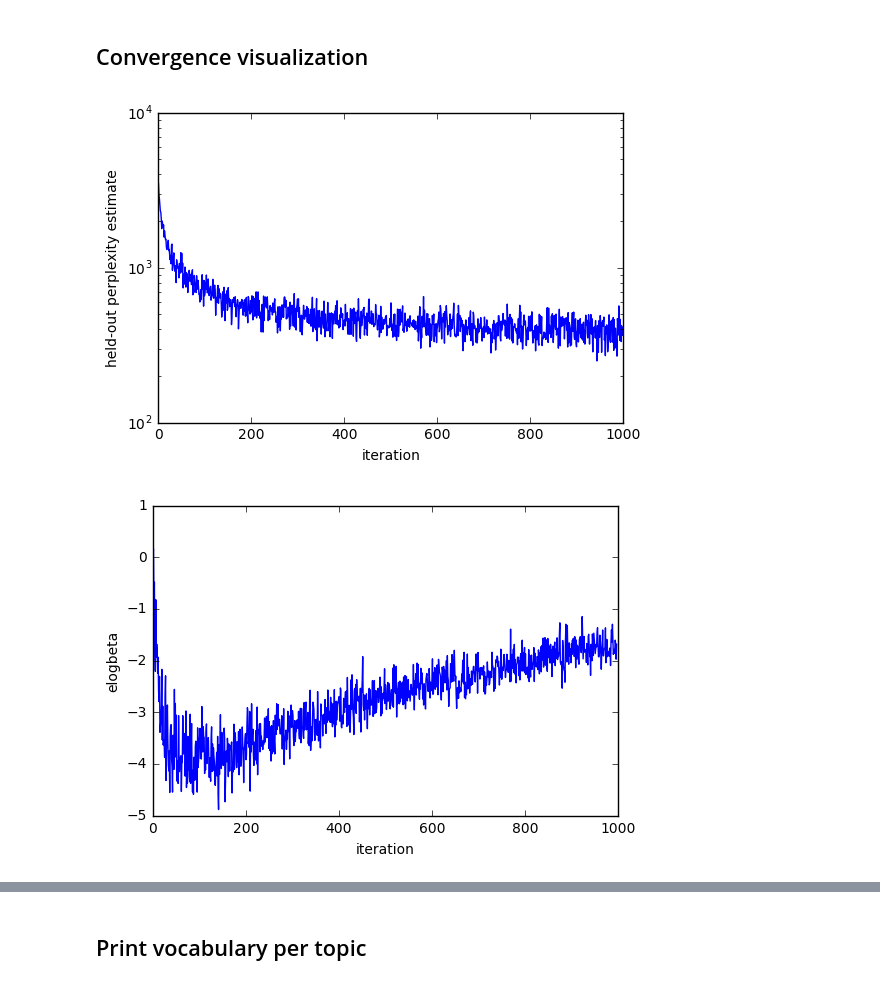
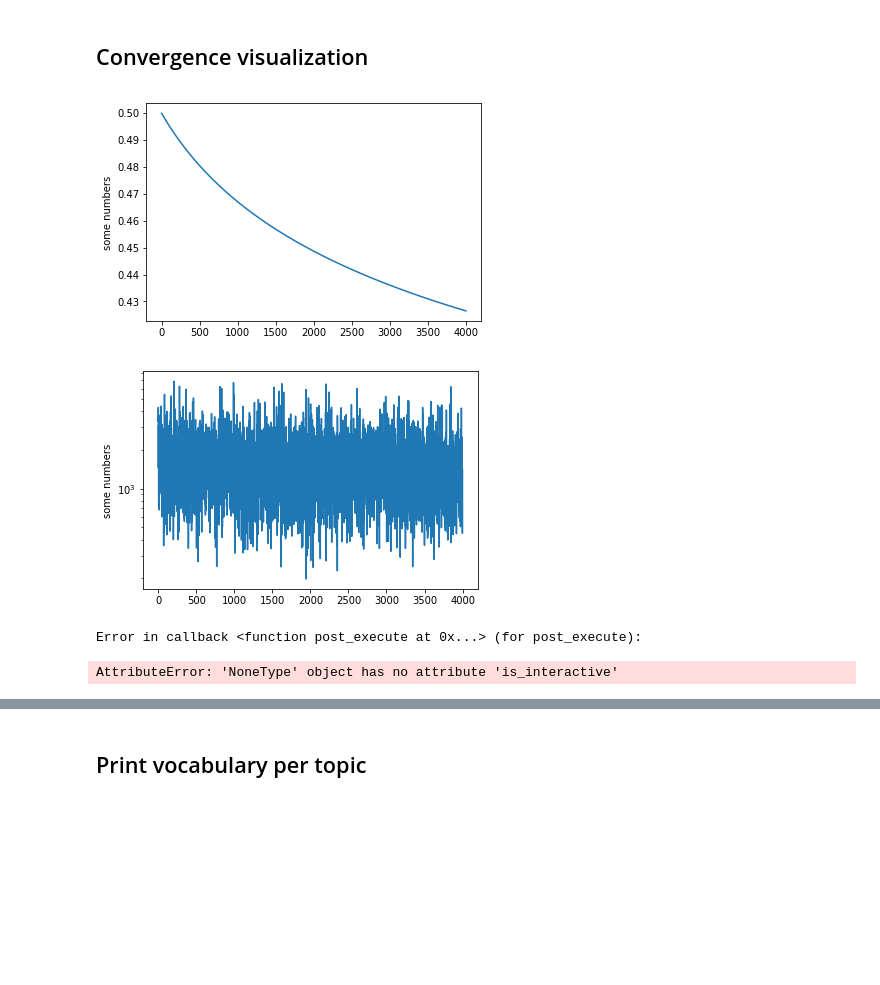
Before and after one commit to crmauceri/lda-svi, a Jupyter notebook: LDA_SVI_example.ipynb, the cells around one changed output, grey strips where cells are left out. Drawn from its saved outputs; the diff is of its cells as text; code cells hidden in the pictures; blank space fills up the shorter version.

```diff
--- a/LDA_SVI_example.ipynb
+++ b/LDA_SVI_example.ipynb
@@ -23,0 +43,10 @@ kappa = 0.9 #Learning rate
+# %%
+from sklearn.feature_extraction.text import TfidfVectorizer,CountVectorizer
+vectorizer = CountVectorizer()
+
+vectors = vectorizer.fit(dat)
+vocab = []
+
+for i in vectorizer.vocabulary_.keys():
+    if i not in sw:
+        vocab.append(i)
@@ -65,6 +58,0 @@ def remove_stop(vocabulary):
-# %%
-vectorizer = CountVectorizer()
-vectors = vectorizer.fit(documents)
-
-vocab = remove_stop(vectorizer.vocabulary_.keys()) #, getVocab(vectors)
-print('Size of vocab: %d' % len(vocab))
@@ -77,37 +70,32 @@ Size of vocab: 1075
 from random import sample
 
 def getbatch(size, iteration):
-
     sample_idx = sample(range(D), size)
-    return [documents[i] for i in sample_idx]
+    return [dat[i] for i in sample_idx]
 # %% [markdown]
 ## Train LDA model using SVI
 # %%
 print "Parameters: \n\t Num topics: %d \n\t Num documents: %d" % (K, D)
 print "\t prior on weight vectors (theta): %4.2f \n\t prior on topics (beta): %4.2f" % (1./K, 1./K)
-print "\t burn in rate: %4.2f \n\t learning rate: %4.2f" % (1024., kappa)
+print "\t burn in rate: %4.2f \n\t learning rate: %4.2f" % (1024., 0.7)
 
 rho = []
 perplex = []
-elogbeta = []
-lambdaVar = []
-
-olda = onlineldavb.OnlineLDA(vocab, K, D, 1./K, 1./K, 1024., kappa)
+eb=[]
+num_iterations=4000
+olda = onlineldavb.OnlineLDA(vocab, K, D, 1./K, 1./K, 1024., 0.1)
 for iteration in range(0, num_iterations):
     docset=getbatch(batchsize,iteration)
     (gamma, bound) = olda.update_lambda(docset)
     (wordids, wordcts) = onlineldavb.parse_doc_list(docset, olda._vocab,False)
     perwordbound = bound * len(docset) / (D * sum(map(sum, wordcts)))
     rho.append(olda._rhot,)
+    eb.append(olda._Elogbeta)
     perplex.append(numpy.exp(-perwordbound))
-    elogbeta.append(olda._Elogbeta)
-    lambdaVar.append(olda._lambda)
 
     if (iteration % 50 == 0):
         print "Training iteration %d" % iteration
 
-
-
 print "Done training"
 # %% [output]
 Parameters:
@@ -135,21 +150,19 @@ warnings.filterwarnings('ignore')
 # %%
 from matplotlib import pyplot as plt
 %matplotlib inline
+import warnings
+warnings.filterwarnings("ignore")
+plt.figure()
+plt.plot(range(len(rho)), rho)
+plt.ylabel('some numbers')
+plt.show()
 
 plt.figure()
 plt.semilogy(range(len(perplex)), perplex)
-plt.ylabel('held-out perplexity estimate')
-plt.xlabel('iteration')
+plt.ylabel('some numbers')
 plt.show()
 # %% [output]
-[figure, old version]
+[figure, new version]
+[figure, added]
+Error in callback <function post_execute at 0x...> (for post_execute):
+AttributeError: 'NoneType' object has no attribute 'is_interactive'
-# %%
-beta_convergence = [numpy.sum(elogbeta[i+1]-elogbeta[i]) for i in range(1, len(elogbeta)-1)]
-
-plt.figure()
-plt.plot(range(len(beta_convergence)), beta_convergence)
-plt.ylabel('elogbeta')
-plt.xlabel('iteration')
-plt.show()
-# %% [output]
-[figure, removed]
```
Also changed, not shown: parts of 26 cells of this notebook.
